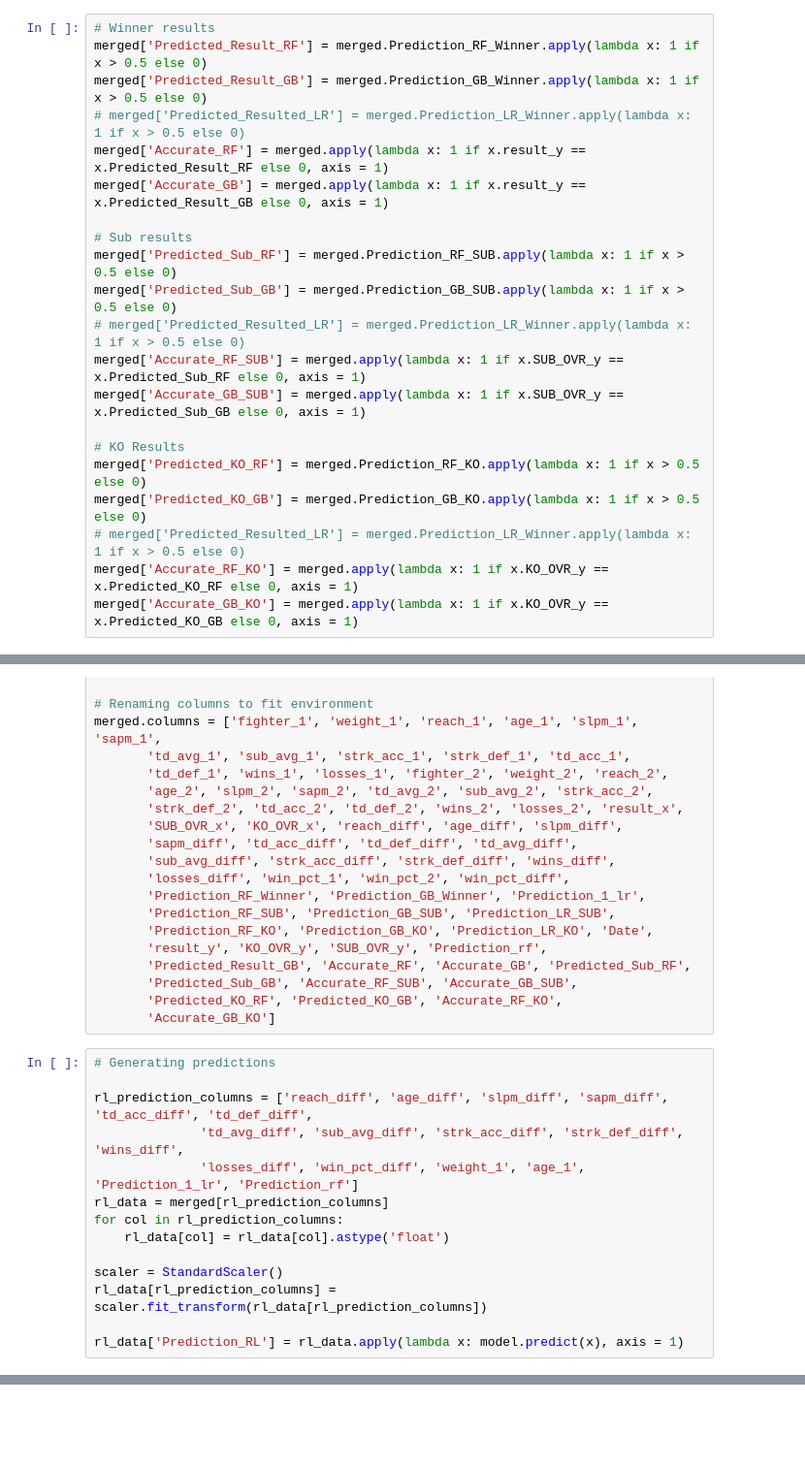
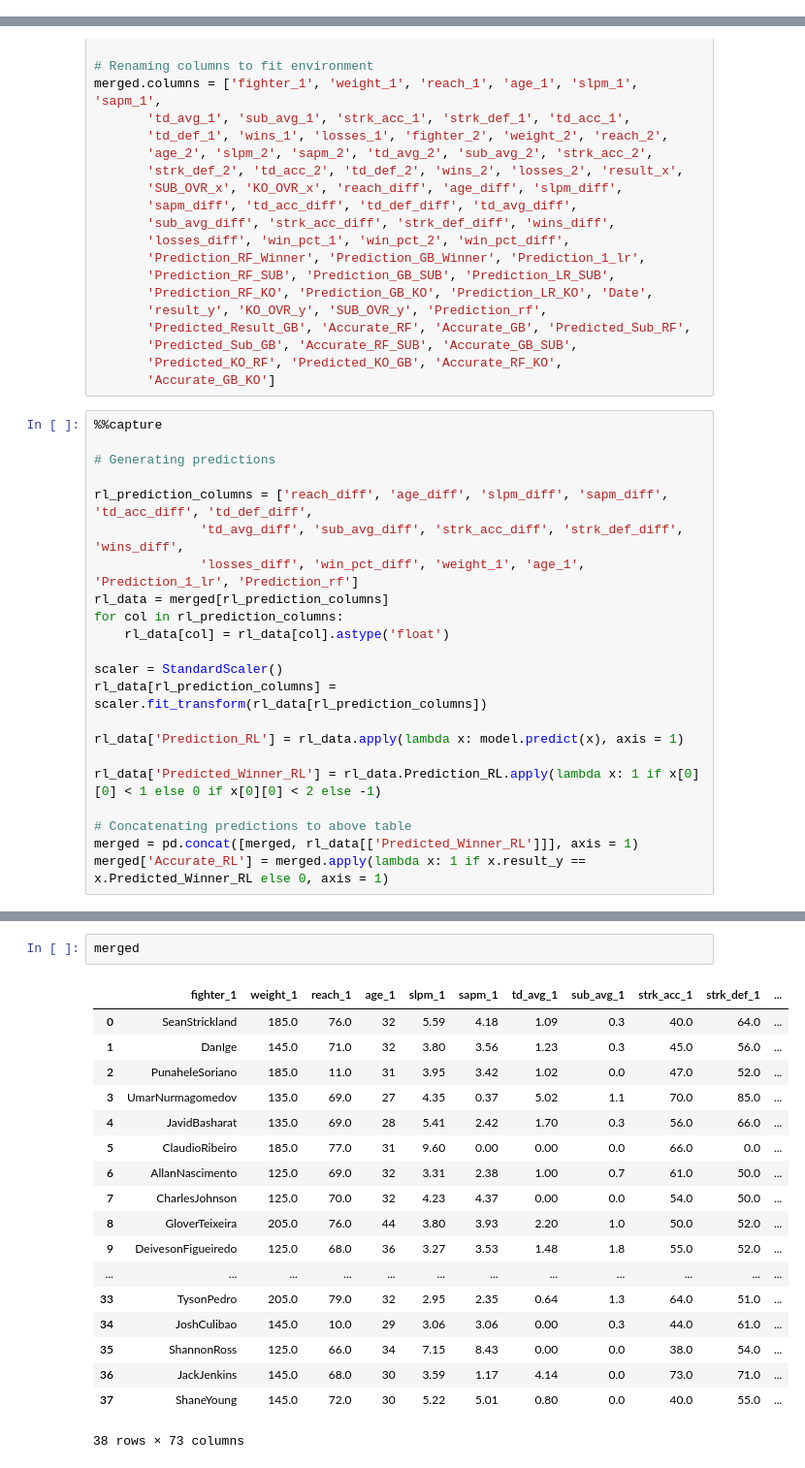
Before and after one commit to hsinger24/UFC-betting, a Jupyter notebook: Results Tracking.ipynb, the cells around one changed output, grey strips where cells are left out. Shown: that part at 97% size. Drawn from its saved outputs; the diff is of its cells as text; blank space fills up the shorter version.

```diff
--- a/Results Tracking.ipynb
+++ b/Results Tracking.ipynb
@@ -47,27 +47,6 @@ merged['Accurate_GB_KO'] = merged.apply(lambda x: 1 if x.KO_OVR_y == x.Predicted
 # Machine Learning
 # %% [markdown]
 ### Analyzing Accuracy
-# %%
-# Winner results
-merged['Predicted_Result_RF'] = merged.Prediction_RF_Winner.apply(lambda x: 1 if x > 0.5 else 0)
-merged['Predicted_Result_GB'] = merged.Prediction_GB_Winner.apply(lambda x: 1 if x > 0.5 else 0)
-# merged['Predicted_Resulted_LR'] = merged.Prediction_LR_Winner.apply(lambda x: 1 if x > 0.5 else 0)
-merged['Accurate_RF'] = merged.apply(lambda x: 1 if x.result_y == x.Predicted_Result_RF else 0, axis = 1)
-merged['Accurate_GB'] = merged.apply(lambda x: 1 if x.result_y == x.Predicted_Result_GB else 0, axis = 1)
-
-# Sub results
-merged['Predicted_Sub_RF'] = merged.Prediction_RF_SUB.apply(lambda x: 1 if x > 0.5 else 0)
-merged['Predicted_Sub_GB'] = merged.Prediction_GB_SUB.apply(lambda x: 1 if x > 0.5 else 0)
-# merged['Predicted_Resulted_LR'] = merged.Prediction_LR_Winner.apply(lambda x: 1 if x > 0.5 else 0)
-merged['Accurate_RF_SUB'] = merged.apply(lambda x: 1 if x.SUB_OVR_y == x.Predicted_Sub_RF else 0, axis = 1)
-merged['Accurate_GB_SUB'] = merged.apply(lambda x: 1 if x.SUB_OVR_y == x.Predicted_Sub_GB else 0, axis = 1)
-
-# KO Results
-merged['Predicted_KO_RF'] = merged.Prediction_RF_KO.apply(lambda x: 1 if x > 0.5 else 0)
-merged['Predicted_KO_GB'] = merged.Prediction_GB_KO.apply(lambda x: 1 if x > 0.5 else 0)
-# merged['Predicted_Resulted_LR'] = merged.Prediction_LR_Winner.apply(lambda x: 1 if x > 0.5 else 0)
-merged['Accurate_RF_KO'] = merged.apply(lambda x: 1 if x.KO_OVR_y == x.Predicted_KO_RF else 0, axis = 1)
-merged['Accurate_GB_KO'] = merged.apply(lambda x: 1 if x.KO_OVR_y == x.Predicted_KO_GB else 0, axis = 1)
 # %%
 print(f'Winner accuracy for RF is: {merged.Accurate_RF.mean()*100}%')
 print(f'Winner accuracy for GB is: {merged.Accurate_GB.mean()*100}%')
@@ -342,6 +321,8 @@ merged.columns = ['fighter_1', 'weight_1', 'reach_1', 'age_1', 'slpm_1', 'sapm_1
        'Predicted_KO_RF', 'Predicted_KO_GB', 'Accurate_RF_KO',
        'Accurate_GB_KO']
 # %%
+%%capture
+
 # Generating predictions
 
 rl_prediction_columns = ['reach_diff', 'age_diff', 'slpm_diff', 'sapm_diff', 'td_acc_diff', 'td_def_diff',
@@ -355,3 +336,9 @@ scaler = StandardScaler()
 rl_data[rl_prediction_columns] = scaler.fit_transform(rl_data[rl_prediction_columns])
 
 rl_data['Prediction_RL'] = rl_data.apply(lambda x: model.predict(x), axis = 1)
+
+rl_data['Predicted_Winner_RL'] = rl_data.Prediction_RL.apply(lambda x: 1 if x[0][0] < 1 else 0 if x[0][0] < 2 else -1)
+
+# Concatenating predictions to above table
+merged = pd.concat([merged, rl_data[['Predicted_Winner_RL']]], axis = 1)
+merged['Accurate_RL'] = merged.apply(lambda x: 1 if x.result_y == x.Predicted_Winner_RL else 0, axis = 1)
@@ -393,0 +345,21 @@ rl_data
+# %%
+merged
+# %% [output]
+|  | fighter_1 | weight_1 | reach_1 | age_1 | slpm_1 | sapm_1 | td_avg_1 | sub_avg_1 | strk_acc_1 | strk_def_1 | ... |
+| 0 | SeanStrickland | 185.0 | 76.0 | 32 | 5.59 | 4.18 | 1.09 | 0.3 | 40.0 | 64.0 | ... |
+| 1 | DanIge | 145.0 | 71.0 | 32 | 3.80 | 3.56 | 1.23 | 0.3 | 45.0 | 56.0 | ... |
+| 2 | PunaheleSoriano | 185.0 | 11.0 | 31 | 3.95 | 3.42 | 1.02 | 0.0 | 47.0 | 52.0 | ... |
+| 3 | UmarNurmagomedov | 135.0 | 69.0 | 27 | 4.35 | 0.37 | 5.02 | 1.1 | 70.0 | 85.0 | ... |
+| 4 | JavidBasharat | 135.0 | 69.0 | 28 | 5.41 | 2.42 | 1.70 | 0.3 | 56.0 | 66.0 | ... |
+| 5 | ClaudioRibeiro | 185.0 | 77.0 | 31 | 9.60 | 0.00 | 0.00 | 0.0 | 66.0 | 0.0 | ... |
+| 6 | AllanNascimento | 125.0 | 69.0 | 32 | 3.31 | 2.38 | 1.00 | 0.7 | 61.0 | 50.0 | ... |
+| 7 | CharlesJohnson | 125.0 | 70.0 | 32 | 4.23 | 4.37 | 0.00 | 0.0 | 54.0 | 50.0 | ... |
+| 8 | GloverTeixeira | 205.0 | 76.0 | 44 | 3.80 | 3.93 | 2.20 | 1.0 | 50.0 | 52.0 | ... |
+| 9 | DeivesonFigueiredo | 125.0 | 68.0 | 36 | 3.27 | 3.53 | 1.48 | 1.8 | 55.0 | 52.0 | ... |
+| ... | ... | ... | ... | ... | ... | ... | ... | ... | ... | ... | ... |
+| 33 | TysonPedro | 205.0 | 79.0 | 32 | 2.95 | 2.35 | 0.64 | 1.3 | 64.0 | 51.0 | ... |
+| 34 | JoshCulibao | 145.0 | 10.0 | 29 | 3.06 | 3.06 | 0.00 | 0.3 | 44.0 | 61.0 | ... |
+| 35 | ShannonRoss | 125.0 | 66.0 | 34 | 7.15 | 8.43 | 0.00 | 0.0 | 38.0 | 54.0 | ... |
+| 36 | JackJenkins | 145.0 | 68.0 | 30 | 3.59 | 1.17 | 4.14 | 0.0 | 73.0 | 71.0 | ... |
+| 37 | ShaneYoung | 145.0 | 72.0 | 30 | 5.22 | 5.01 | 0.80 | 0.0 | 40.0 | 55.0 | ... |
+38 rows × 73 columns
```
Also changed, not shown: parts of 2 cells of this notebook, 2 other files.
